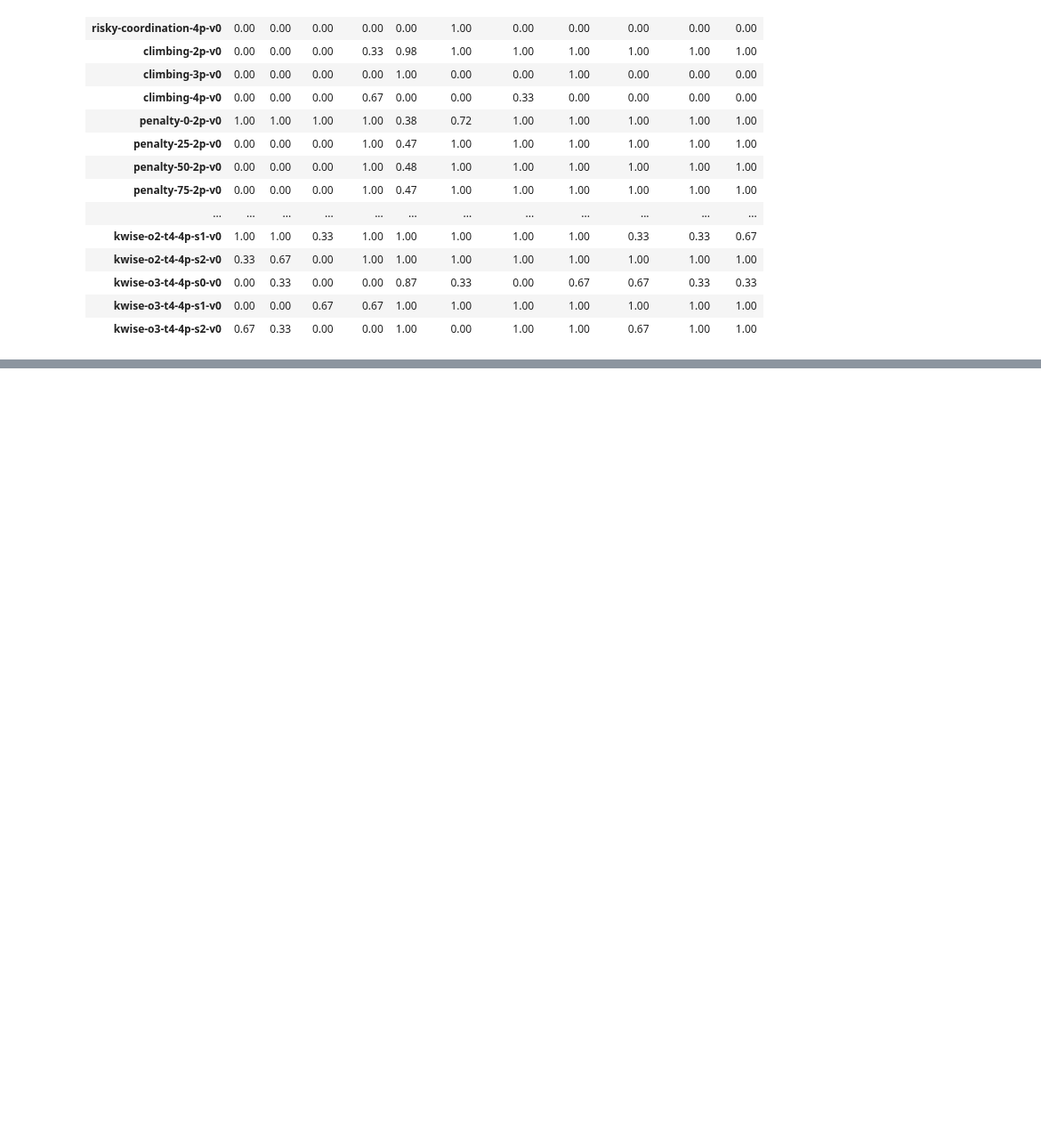
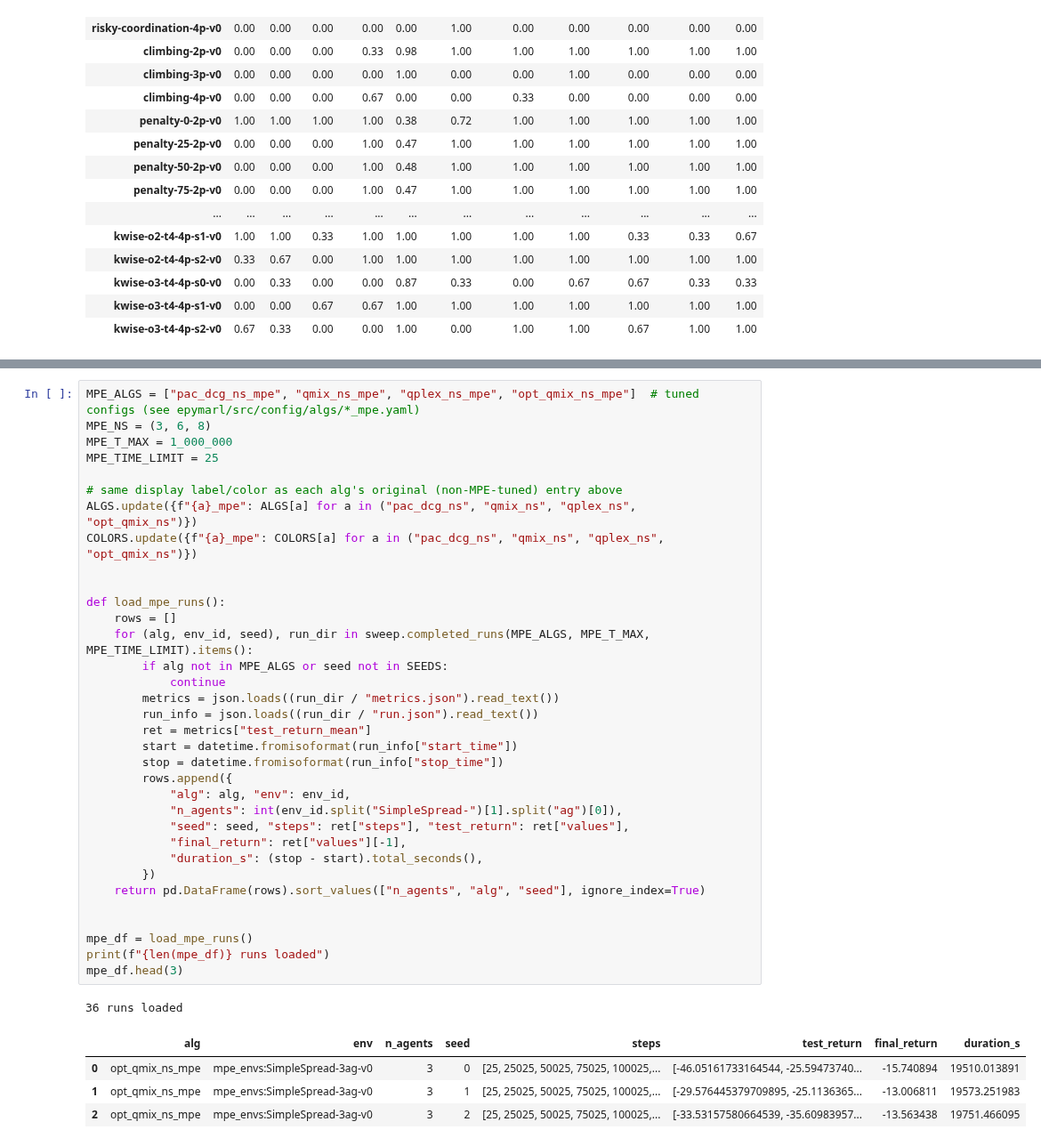
Before and after one commit to ianbryant2/ConVec, a Jupyter notebook: games_sweep.ipynb, the cells around one changed output, grey strips where cells are left out. Shown at 89% size. Saved outputs shown, nothing was run; the diff lists cells and outputs as text; blank space fills up the shorter version.

```diff
--- a/games_sweep.ipynb
+++ b/games_sweep.ipynb
@@ -244,0 +253,40 @@ optimal_rate.round(2)
+# %%
+MPE_ALGS = ["pac_dcg_ns_mpe", "qmix_ns_mpe", "qplex_ns_mpe", "opt_qmix_ns_mpe"]  # tuned configs (see epymarl/src/config/algs/*_mpe.yaml)
+MPE_NS = (3, 6, 8)
+MPE_T_MAX = 1_000_000
+MPE_TIME_LIMIT = 25
+
+# same display label/color as each alg's original (non-MPE-tuned) entry above
+ALGS.update({f"{a}_mpe": ALGS[a] for a in ("pac_dcg_ns", "qmix_ns", "qplex_ns", "opt_qmix_ns")})
+COLORS.update({f"{a}_mpe": COLORS[a] for a in ("pac_dcg_ns", "qmix_ns", "qplex_ns", "opt_qmix_ns")})
+
+
+def load_mpe_runs():
+    rows = []
+    for (alg, env_id, seed), run_dir in sweep.completed_runs(MPE_ALGS, MPE_T_MAX, MPE_TIME_LIMIT).items():
+        if alg not in MPE_ALGS or seed not in SEEDS:
+            continue
+        metrics = json.loads((run_dir / "metrics.json").read_text())
+        run_info = json.loads((run_dir / "run.json").read_text())
+        ret = metrics["test_return_mean"]
+        start = datetime.fromisoformat(run_info["start_time"])
+        stop = datetime.fromisoformat(run_info["stop_time"])
+        rows.append({
+            "alg": alg, "env": env_id,
+            "n_agents": int(env_id.split("SimpleSpread-")[1].split("ag")[0]),
+            "seed": seed, "steps": ret["steps"], "test_return": ret["values"],
+            "final_return": ret["values"][-1],
+            "duration_s": (stop - start).total_seconds(),
+        })
+    return pd.DataFrame(rows).sort_values(["n_agents", "alg", "seed"], ignore_index=True)
+
+
+mpe_df = load_mpe_runs()
+print(f"{len(mpe_df)} runs loaded")
+mpe_df.head(3)
+# %% [output]
+36 runs loaded
+|  | alg | env | n_agents | seed | steps | test_return | final_return | duration_s |
+| 0 | opt_qmix_ns_mpe | mpe_envs:SimpleSpread-3ag-v0 | 3 | 0 | [25, 25025, 50025, 75025, 100025,... | [-46.05161733164544, -25.59473740... | -15.740894 | 19510.013891 |
+| 1 | opt_qmix_ns_mpe | mpe_envs:SimpleSpread-3ag-v0 | 3 | 1 | [25, 25025, 50025, 75025, 100025,... | [-29.576445379709895, -25.1136365... | -13.006811 | 19573.251983 |
+| 2 | opt_qmix_ns_mpe | mpe_envs:SimpleSpread-3ag-v0 | 3 | 2 | [25, 25025, 50025, 75025, 100025,... | [-33.53157580664539, -35.60983957... | -13.563438 | 19751.466095 |
```
Also changed, not shown: parts of 4 cells of this notebook, 15 other files.
